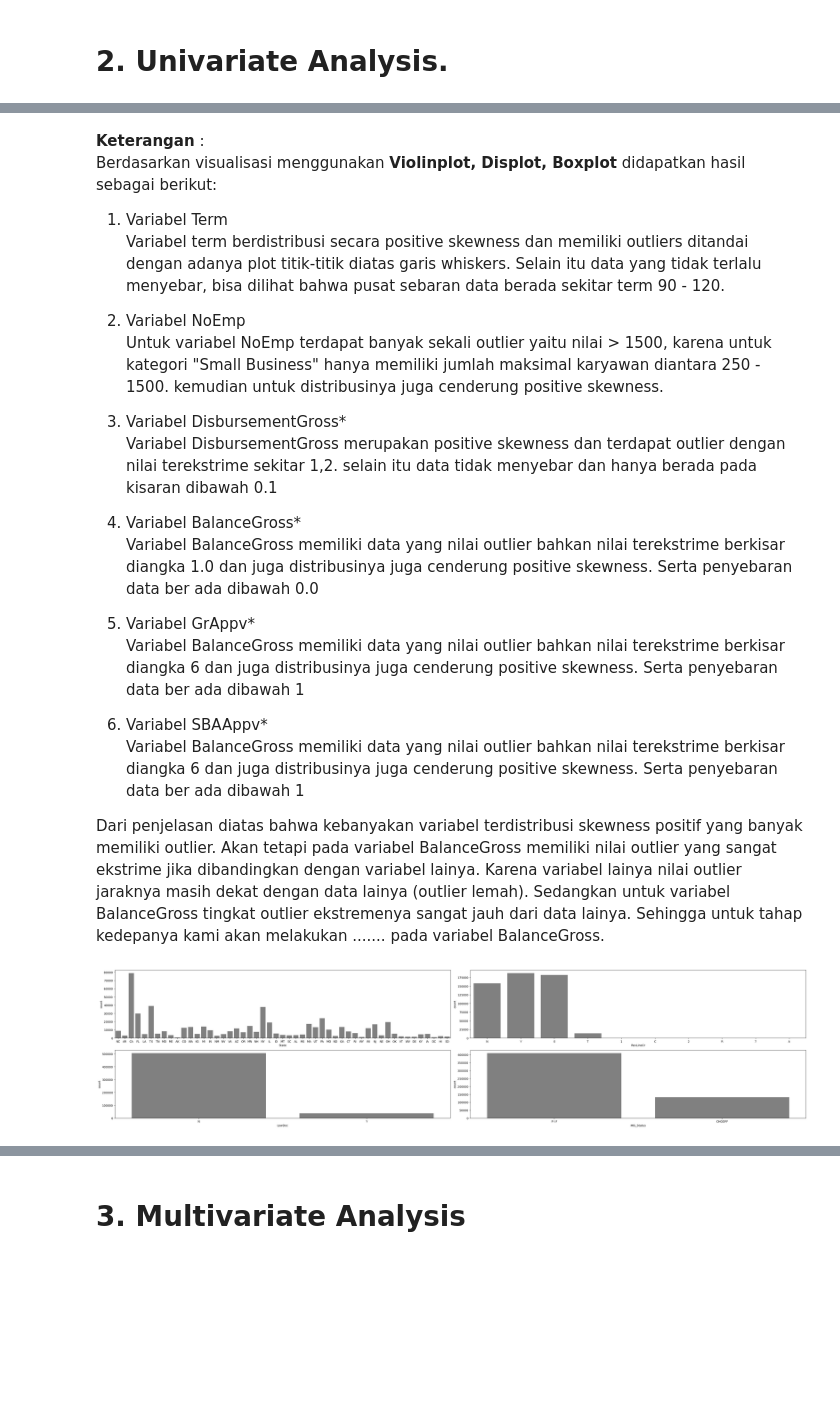
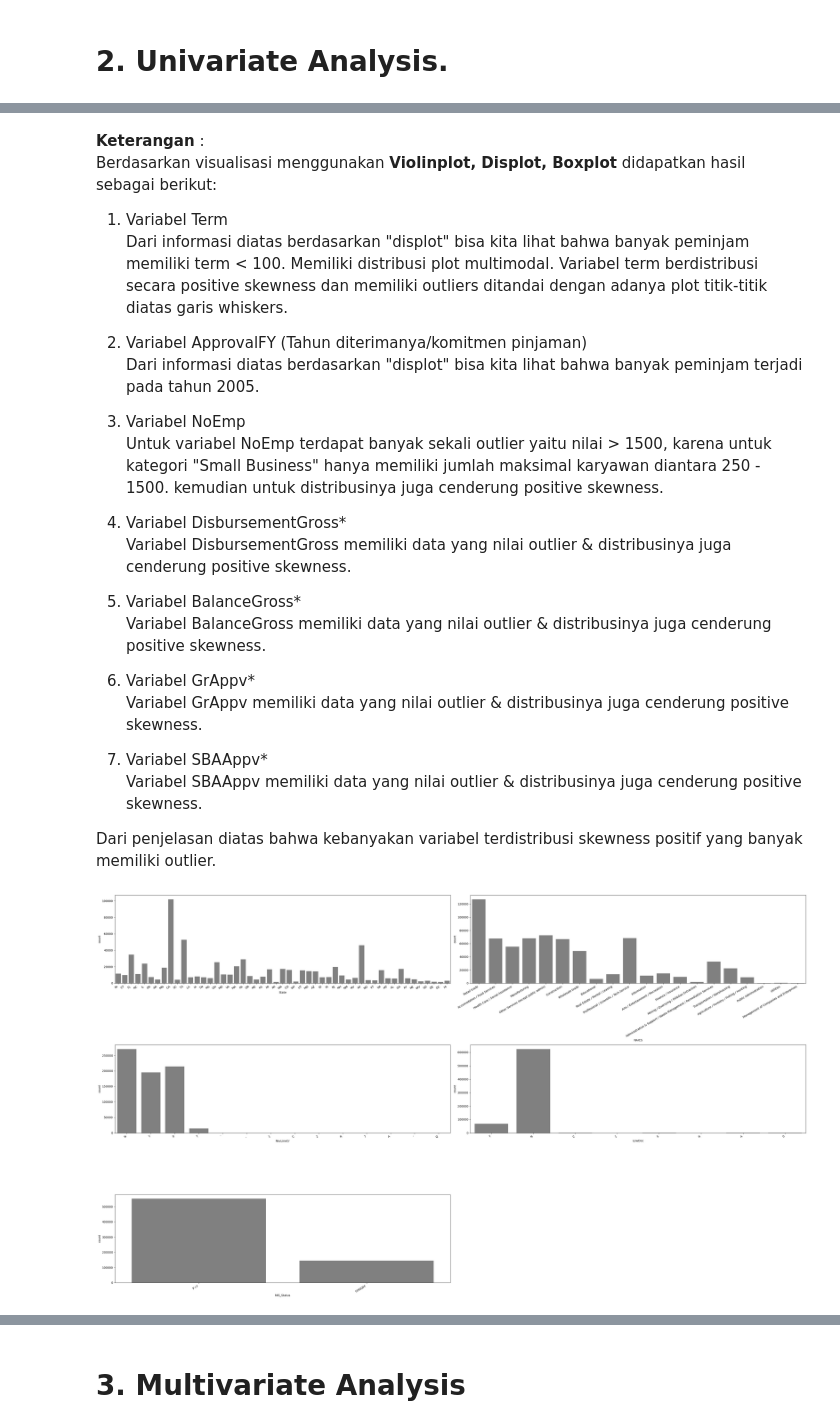
Before and after one commit to AldhiPrambudi/Colony-of-Weirdos, a Jupyter notebook: EDABaru.ipynb, the cells around one changed output, grey strips where cells are left out. Cells and saved outputs as stored; diff of their text form; code cells hidden in the pictures; blank space fills up the shorter version.

```diff
--- a/EDABaru.ipynb
+++ b/EDABaru.ipynb
@@ -471,3 +470,0 @@ df = df[df['NoEmp'] <= 1500]
-# %%
-# Drop Term = 0
-df = df[df['Term'] != 0]
@@ -477,5 +470,0 @@ df['MIS_Status'] = np.where(df['ChgOffPrinGr'] == 0, 'P I F', 'CHGOFF')
-# %%
-# Membuat variabel/column resesi (desember 2007 sampai juni 2009) diambil dari tanggal persetujuan/komitmen
-
-df['Recession'] = 0
-df.loc[((df['ApprovalDate'].dt.year == 2007) & (df['ApprovalDate'].dt.month >= 12)) | ((df['ApprovalDate'].dt.year == 2008) & (df['ApprovalDate'].dt.month <= 12)) | ((df['ApprovalDate'].dt.year == 2009) & (df['ApprovalDate'].dt.month <= 6)), 'Recession'] = 1
@@ -543,4 +470,0 @@ df_merge
-# %%
-#membuat kolom realestate
-df['RealEstate'] = 0
-df.loc[df['Term'] >= 240, 'RealEstate'] = 1
@@ -563,3 +470,0 @@ re.sample(10)
-# %%
-#membuat column "portion"
-df['Portion'] = df['SBA_Appv'] / df['GrAppv'] * 100
@@ -612,36 +499,36 @@ for i in range(0, len(nums)):
 **Keterangan** : <br>
 Berdasarkan visualisasi menggunakan **Violinplot, Displot, Boxplot** didapatkan hasil sebagai berikut: <br>
 1. Variabel Term <br>
-   Variabel term berdistribusi secara positive skewness dan memiliki outliers ditandai dengan adanya plot titik-titik diatas garis whiskers. Selain itu data yang tidak terlalu menyebar, bisa dilihat bahwa pusat sebaran data berada sekitar term 90 - 120.
+    Dari informasi diatas berdasarkan "displot" bisa kita lihat bahwa banyak peminjam memiliki term < 100. Memiliki distribusi plot multimodal. Variabel term berdistribusi secara positive skewness dan memiliki outliers ditandai dengan adanya plot titik-titik diatas garis whiskers.
+
+2. Variabel ApprovalFY (Tahun diterimanya/komitmen pinjaman) <br>
+    Dari informasi diatas berdasarkan "displot" bisa kita lihat bahwa banyak peminjam terjadi pada tahun 2005.
 
 2. Variabel NoEmp <br>
    Untuk variabel NoEmp terdapat banyak sekali outlier yaitu nilai > 1500, karena untuk kategori "Small Business" hanya memiliki jumlah maksimal karyawan diantara 250 - 1500. kemudian untuk distribusinya juga cenderung positive skewness.
 
 3. Variabel DisbursementGross* <br>
-   Variabel DisbursementGross merupakan positive skewness dan terdapat outlier dengan nilai terekstrime sekitar 1,2. selain itu data tidak menyebar dan hanya berada pada kisaran dibawah 0.1
+   Variabel DisbursementGross memiliki data yang nilai outlier & distribusinya juga cenderung positive skewness.
 
 4. Variabel BalanceGross* <br>
-   Variabel BalanceGross memiliki data yang nilai outlier
-bahkan nilai terekstrime berkisar diangka 1.0 dan juga distribusinya juga cenderung positive skewness. Serta penyebaran data ber ada dibawah 0.0
+   Variabel BalanceGross memiliki data yang nilai outlier & distribusinya juga cenderung positive skewness.
 
 5. Variabel GrAppv* <br>
-   Variabel BalanceGross memiliki data yang nilai outlier
-bahkan nilai terekstrime berkisar diangka 6 dan juga distribusinya juga cenderung positive skewness. Serta penyebaran data ber ada dibawah 1
+   Variabel GrAppv memiliki data yang nilai outlier & distribusinya juga cenderung positive skewness.
 
 6. Variabel SBAAppv* <br>
-   Variabel BalanceGross memiliki data yang nilai outlier
-bahkan nilai terekstrime berkisar diangka 6 dan juga distribusinya juga cenderung positive skewness. Serta penyebaran data ber ada dibawah 1
+    Variabel SBAAppv memiliki data yang nilai outlier & distribusinya juga cenderung positive skewness.
 
-
-Dari penjelasan diatas bahwa kebanyakan variabel terdistribusi skewness positif yang banyak memiliki outlier. Akan tetapi pada variabel BalanceGross memiliki nilai outlier yang sangat ekstrime jika dibandingkan dengan variabel lainya. Karena variabel lainya nilai outlier jaraknya masih dekat dengan data lainya (outlier lemah). Sedangkan untuk variabel BalanceGross tingkat outlier ekstremenya sangat jauh dari data lainya. Sehingga untuk tahap kedepanya kami akan melakukan ....... pada variabel BalanceGross.
+Dari penjelasan diatas bahwa kebanyakan variabel terdistribusi skewness positif yang banyak memiliki outlier.
 # %%
-plt.figure(figsize=(35, 8))
+plt.figure(figsize=(35, 20))
 for i in range(0, len(cats[4:])):
-    plt.subplot(2, 2, i+1)
+    plt.subplot(3, 2, i+1)
     sns.countplot(df[cats[4:][i]], color='gray', orient='h')
+    plt.xticks(rotation=30, ha='right')
     plt.tight_layout()
 # %% [output]
-[figure, old version]
+[figure, new version]
 # %% [markdown]
 **Keterangan** : <br>
 
```
Also changed, not shown: parts of 95 cells of this notebook.
